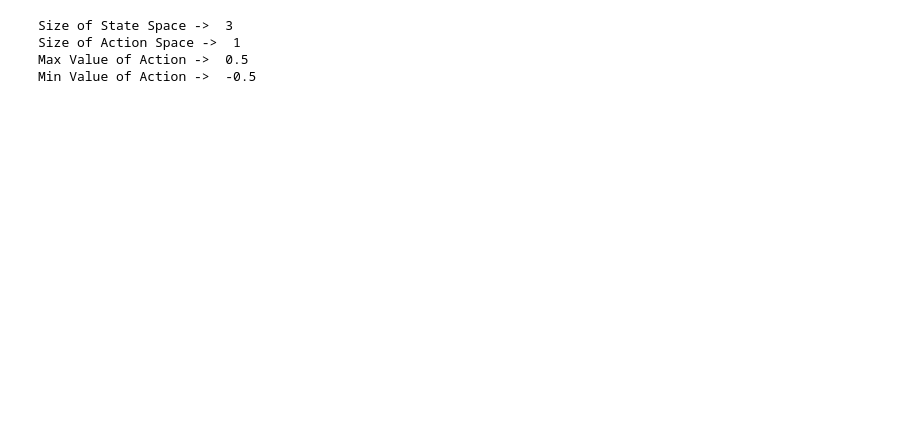
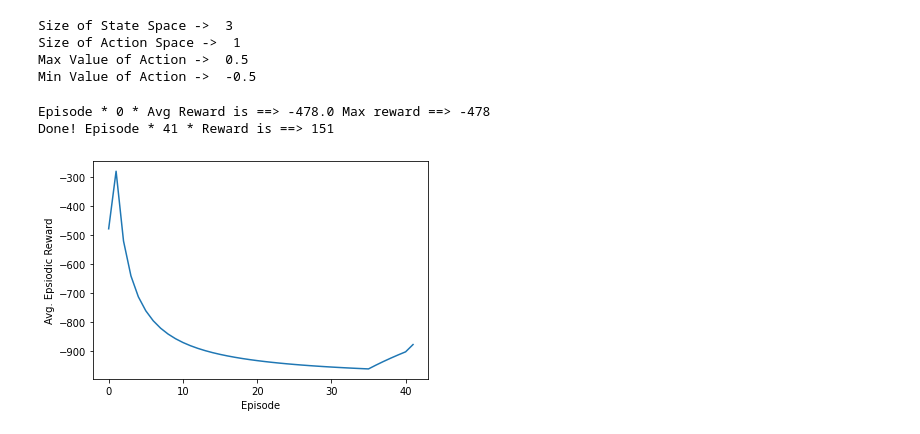
Before and after one commit to udsey/SATO_RL, a Jupyter notebook: DDPG.ipynb, the cells around one changed output. Saved outputs shown, nothing was run; the diff lists cells and outputs as text; code cells hidden in the pictures; blank space fills up the shorter version.

```diff
--- a/DDPG.ipynb
+++ b/DDPG.ipynb
@@ -328,14 +326,12 @@ def update_target(target_weights, weights, tau):
         a.assign(b * tau + a * (1 - tau))
 # %%
 def get_actor():
-    # Initialize weights between -3e-3 and 3-e3
-    last_init = tf.random_uniform_initializer(minval=-0.003, maxval=0.003)
+    #last_init = tf.random_uniform_initializer(minval=1, maxval=2)
 
     inputs = layers.Input(shape=(num_states,))
     out = layers.Dense(256, activation="relu")(inputs)
     out = layers.Dense(256, activation="relu")(out)
-    outputs = layers.Dense(1, activation="tanh", kernel_initializer=last_init)(out)
-
+    outputs = layers.Dense(1, activation="tanh")(out)
     # Our upper bound is 2.0 for Pendulum.
     outputs = outputs * upper_bound
     model = tf.keras.Model(inputs, outputs)
@@ -378,10 +374,10 @@ def policy(state, noise_object):
 # Предсказание
 # %%
 s = 1 #km
-v = 100 #km/h
+v = 80 #km/h
 t = int(min_time(s, v)*1.1)
 # %%
-train = Train(s_limit=s, time_limit=t, v_limit=v, dt = 0.1)
+train = Train(s_limit=s, time_limit=t, v_limit=v, dt = 1)
 train.reset()
 df_limit_speed = limit_plot(train.df_limit, return_df=True)
 # %% [output]
@@ -431,7 +427,64 @@ gamma = 0.99
 # Used to update target networks
 tau = 0.005
 
-buffer = Buffer(10000, 100)
+buffer = Buffer(batch_size=1000, buffer_capacity=int(1e6))
 
 ost = 100
-delta = 1
+delta = 10
+# %%
+# To store reward history of each episode
+ep_reward_list = []
+# To store average reward history of last few episodes
+avg_reward_list = []
+
+# Takes about 4 min to train
+for ep in range(total_episodes):
+
+    prev_state = env.reset()
+    episodic_reward = 0
+
+    while True:
+        # Uncomment this to see the Actor in action
+        # But not in a python notebook.
+        # env.render()
+
+        tf_prev_state = tf.expand_dims(tf.convert_to_tensor(prev_state), 0)
+
+        action = policy(tf_prev_state, ou_noise)[0]
+        # Recieve state and reward from environment.
+        state, reward, done = env.step(action)
+
+        buffer.record((prev_state, action, reward, state))
+        episodic_reward += reward
+
+        buffer.learn()
+        update_target(target_actor.variables, actor_model.variables, tau)
+        update_target(target_critic.variables, critic_model.variables, tau)
+
+        # End this episode when `done` is True
+        if done:
+            break
+
+        prev_state = state
+
+    ep_reward_list.append(episodic_reward)
+
+    # Mean of last 40 episodes
+    avg_reward = np.mean(ep_reward_list[-100:])
+    if ep % 100 == 0:
+        print("Episode * {} * Avg Reward is ==> {} Max reward ==> {}".format(ep, avg_reward, max(ep_reward_list[-100:])))
+    avg_reward_list.append(avg_reward)
+    if reward == 100 and np.abs(ost) - np.abs(np.mean(ep_reward_list[-10:])) < delta:
+        print("Done! Episode * {} * Reward is ==> {}".format(ep, episodic_reward))
+        break
+
+# Plotting graph
+# Episodes versus Avg. Rewards
+plt.plot(avg_reward_list)
+plt.xlabel("Episode")
+plt.ylabel("Avg. Epsiodic Reward")
+plt.show()
+# %% [output]
+Episode * 0 * Avg Reward is ==> -478.0 Max reward ==> -478
+Done! Episode * 41 * Reward is ==> 151
+[figure, added]
```
Also changed, not shown: parts of 17 cells of this notebook.
